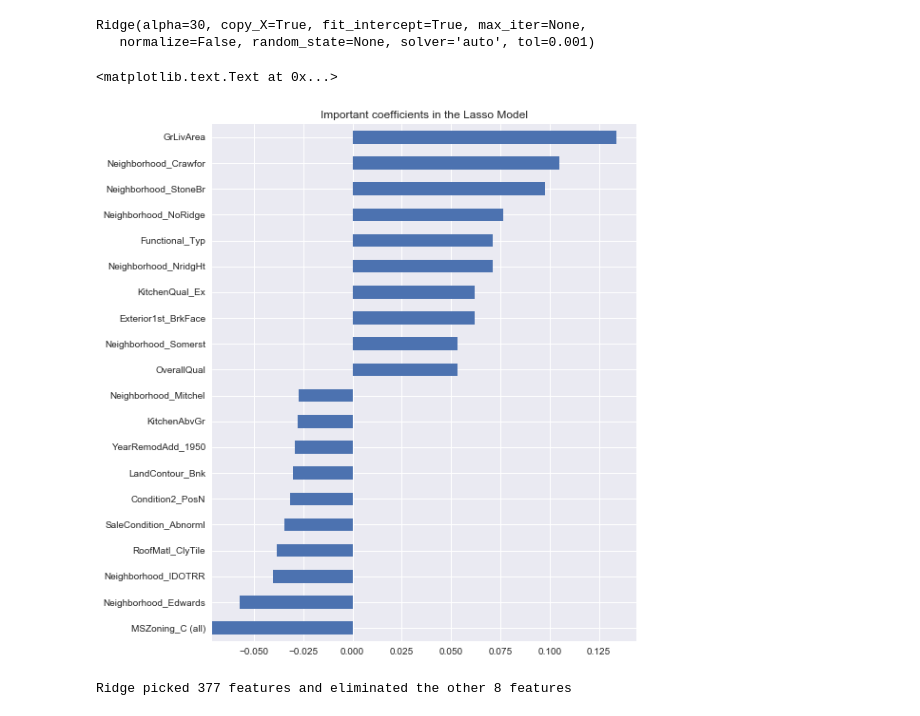
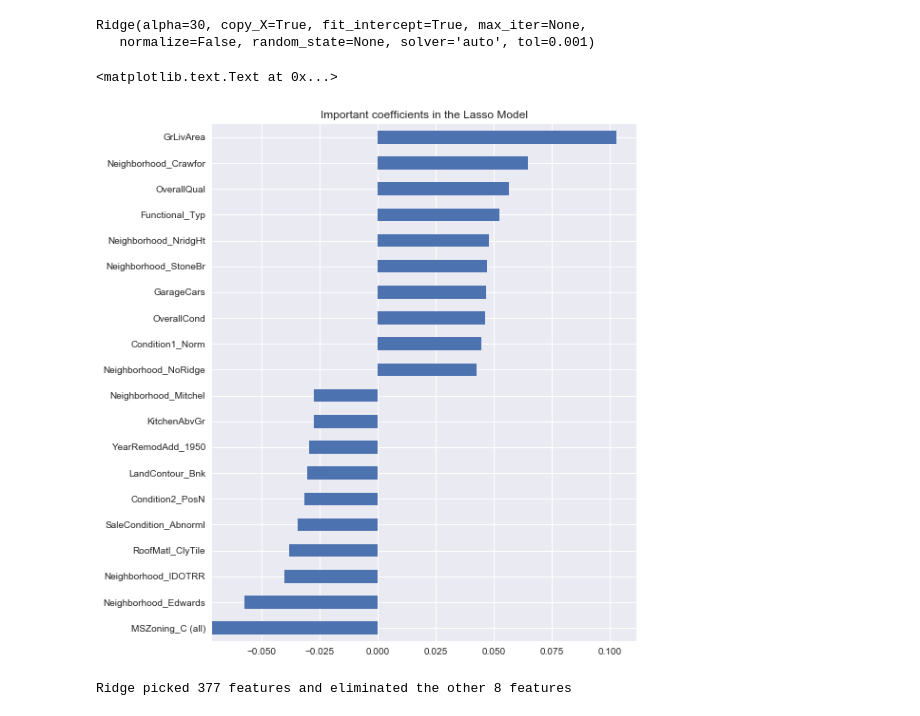
Before and after one commit to christopherhadley/kaggle-housing, a Jupyter notebook: kaggle-housing.ipynb, the cells around one changed output. Drawn from its saved outputs; the diff is of its cells as text; code cells hidden in the pictures.

```diff
--- a/kaggle-housing.ipynb
+++ b/kaggle-housing.ipynb
@@ -459,13 +453,13 @@ Ridge(alpha=30, copy_X=True, fit_intercept=True, max_iter=None,
 # %%
 # What are the important coefficients here?
 coef_ridge = pd.Series(model_ridge.coef_, index = X_train.columns)
-important_coef_ridge = pd.concat([coef_ridge.sort_values().head(10), coef.sort_values().tail(10)])
+important_coef_ridge = pd.concat([coef_ridge.sort_values().head(10), coef_ridge.sort_values().tail(10)])
 matplotlib.rcParams['figure.figsize'] = (8.0, 10.0)
 important_coef_ridge.plot(kind = "barh")
 plt.title('Important coefficients in the Lasso Model')
 # %% [output]
 <matplotlib.text.Text at 0x...>
-[figure, old version]
+[figure, new version]
 # %%
 # How many features were eliminated?
 print("Ridge picked " + str(sum(coef_ridge != 0)) + " features and eliminated the other " + str(sum(coef_ridge == 0)) + " features")
```
Also changed, not shown: parts of 15 cells of this notebook.
